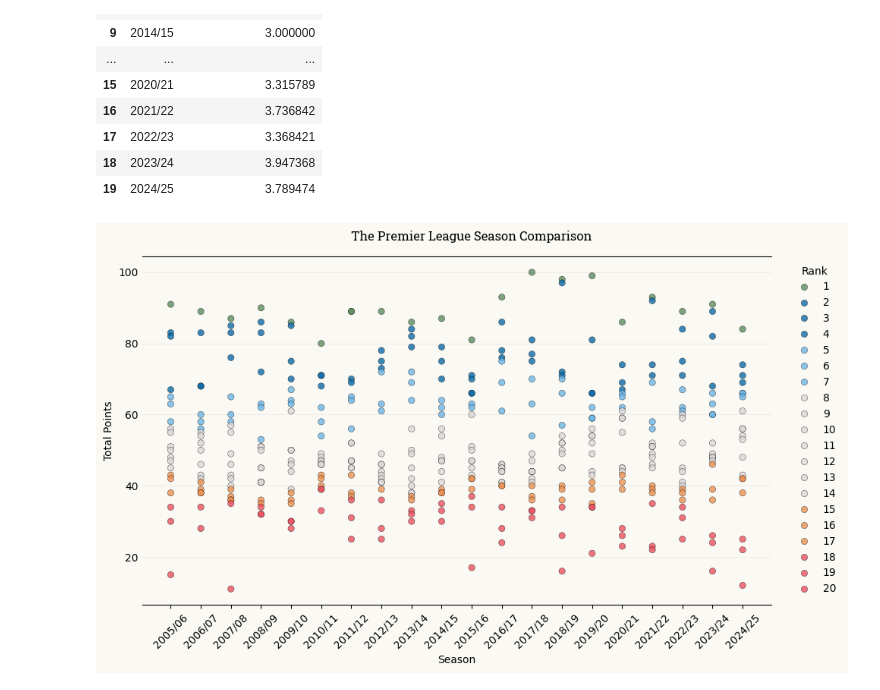
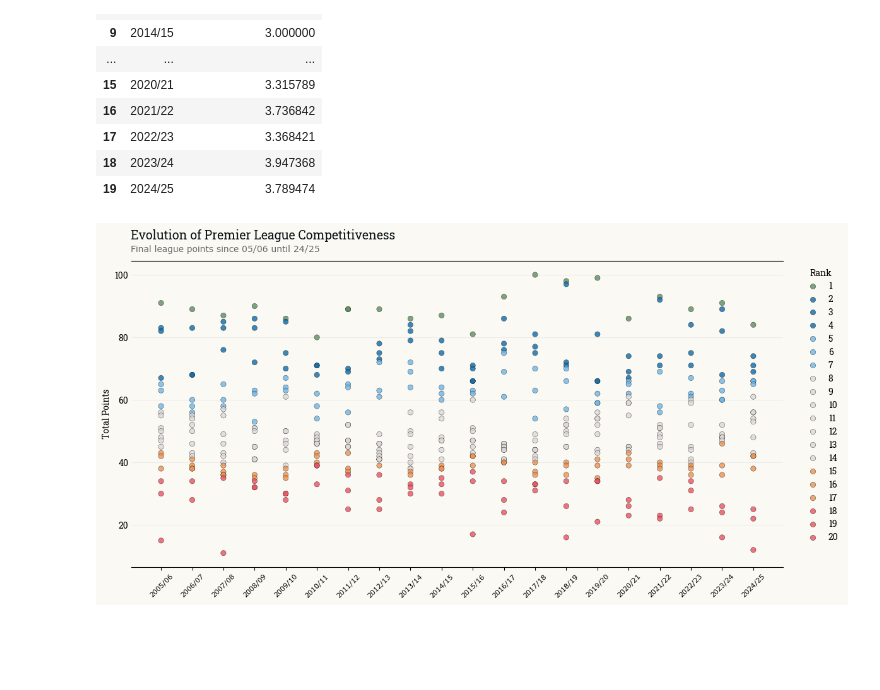
Before and after one commit to modatasci/epl_trend_analysis, a Jupyter notebook: notebooks/exploration.ipynb, the cells around one changed output. Saved outputs shown, nothing was run; the diff lists cells and outputs as text; code cells hidden in the pictures; blank space fills up the shorter version.

Commit message:
Reformat project structure and tidy up code

```diff
--- a/notebooks/exploration.ipynb
+++ b/notebooks/exploration.ipynb
@@ -411,7 +436,9 @@ points_difference_avg
 import seaborn as sns
 import matplotlib.pyplot as plt
 
-fig, ax = plt.subplots(figsize=(10,6),facecolor='#FAF9F4')
+fig, ax = plt.subplots(figsize=(12,6),facecolor='#FAF9F4')
+
+
 
 color_dict = {
     1: "#5E8C61",  # 1st
@@ -454,7 +481,8 @@ ax.legend(title='Rank',bbox_to_anchor=(1.02, 1), loc='upper left',facecolor='#FA
 
 
 # set xaxis ticks
-ax.set_xticklabels(ax.get_xticklabels(), rotation=45)
+ax.set_xticklabels(ax.get_xticklabels(), rotation=45,fontname='Verdana',weight='light',size=8)
+ax.set_xlabel(None)
 
 # set yaxis title
 ax.set_ylabel("Total Points")
@@ -465,33 +493,37 @@ ax.tick_params(axis='y',labelcolor='black',colors='grey',length=0)
 
 # set border
 ax.spines[['left','right']].set_visible(False)
 
 
 # ax2=ax.twinx()
 # sns.lineplot( data=points_difference_avg,
 #              y='points_difference_avg',x='Season',
 #              alpha=0.1,color='grey'
 #              ,ax=ax2)
 
 # ax2.set_ylim(0,6)
 
 # sns.lineplot( data=std_by_season,
 #              y='std',x='Season',
 #              alpha=0.1,color='grey'
 #              ,ax=ax2)
 
 # ax2.set_ylim(0,40)
 
 # ax2.set_yticks([])
 # ax2.set_ylabel(None)
 # ax2.spines[['left','right']].set_visible(False)
 # Plot correlation matrix as heatmap
 
 plt.rcParams['font.family'] = 'Roboto Slab'
 
-plt.suptitle("The Premier League Season Comparison")
-plt.xticks(rotation=45)
+plt.suptitle("Evolution of Premier League Competitiveness",x=0.05,ha='left',y=1,color='#071013',fontsize=14)
+fig.text(0.05, 0.94, "Final league points since 05/06 until 24/25", ha='left', fontsize=10, color="#686868",fontname='Verdana',fontweight='medium')
+# plt.xticks(rotation=45)
 plt.tight_layout()
+
+plt.savefig(f"{project_root}/figures/league_points.png",dpi=600,bbox_inches="tight",facecolor='#FAF9F4')
+
 plt.show()
 # %% [output]
-[figure, old version]
+[figure, new version]
```
Also changed, not shown: parts of 5 cells of this notebook, 8 other files.
